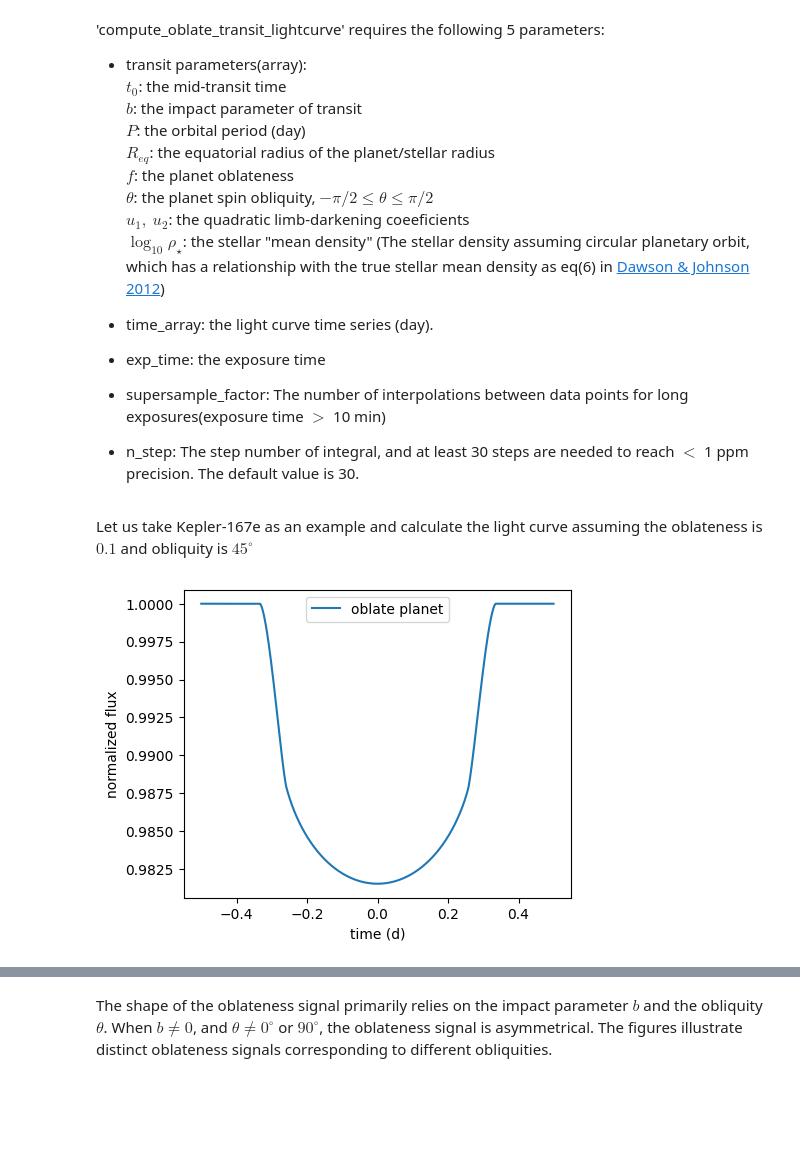
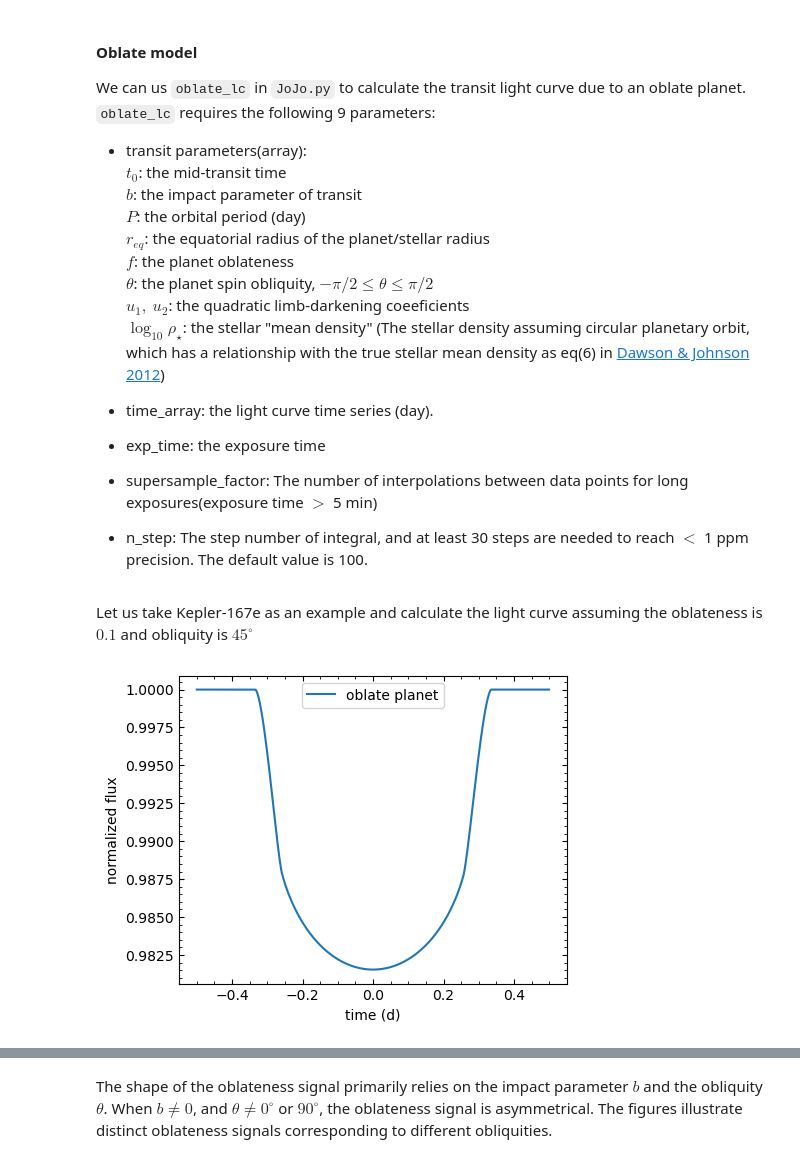
Before and after one commit to Flippedx/JoJo, a Jupyter notebook: exmple.ipynb, the cells around one changed output, grey strips where cells are left out. Saved outputs shown, nothing was run; the diff lists cells and outputs as text; code cells hidden in the pictures; blank space fills up the shorter version.

````diff
--- a/exmple.ipynb
+++ b/exmple.ipynb
@@ -8,11 +10,13 @@
 # %% [markdown]
-'compute_oblate_transit_lightcurve' requires the following 5 parameters:
+#### Oblate model
+
+We can us ```oblate_lc``` in ```JoJo.py``` to calculate the transit light curve due to an oblate planet. ```oblate_lc``` requires the following 9 parameters:
 
 - transit parameters(array):\
     $t_0$: the mid-transit time\
     $b$: the impact parameter of transit\
     $P$: the orbital period (day)\
-    $R_{eq}$: the equatorial radius of the planet/stellar radius\
+    $r_{eq}$: the equatorial radius of the planet/stellar radius\
     $f$: the planet oblateness\
     $\theta$: the planet spin obliquity, $-\pi/2\leq\theta\leq\pi/2$\
     $u_1,~u_2$: the quadratic limb-darkening coeeficients\
@@ -20,25 +24,25 @@
 
 - time_array: the light curve time series (day).
 - exp_time: the exposure time
-- supersample_factor: The number of interpolations between data points for long exposures(exposure time $>$ 10 min)
-- n_step: The step number of integral, and at least 30 steps are needed to reach $<$ 1 ppm precision. The default value is 30.
+- supersample_factor: The number of interpolations between data points for long exposures(exposure time $>$ 5 min)
+- n_step: The step number of integral, and at least 30 steps are needed to reach $<$ 1 ppm precision. The default value is 100.
 # %% [markdown]
 Let us take Kepler-167e as an example and calculate the light curve assuming the oblateness is $0.1$ and obliquity is $45^{\circ}$
 # %%
 import numpy as np
 import matplotlib.pyplot as plt
 import JoJo
 
 t = np.arange(-0.5, 0.5, 1/60./24.)
 pars = [0, 0.233, 1071.23228, 0.1281, 0.1, np.pi/4, 0.6226, 0.0498, 0.46] # From Kipping et al. 2016
-f_ob, t_con = JoJo.compute_oblate_transit_lightcurve(pars, t)
+f_ob, t_con = JoJo.oblate_lc(pars, t)
 
 fig, ax = plt.subplots(1, 1, figsize=(5,4))
 ax.plot(t, f_ob, label='oblate planet')
 ax.set_xlabel('time (d)')
 ax.set_ylabel('normalized flux')
 plt.legend()
 plt.show()
 # %% [output]
-[figure, old version]
+[figure, new version]
 # %% [markdown]
````
Also changed, not shown: parts of 8 cells of this notebook.
